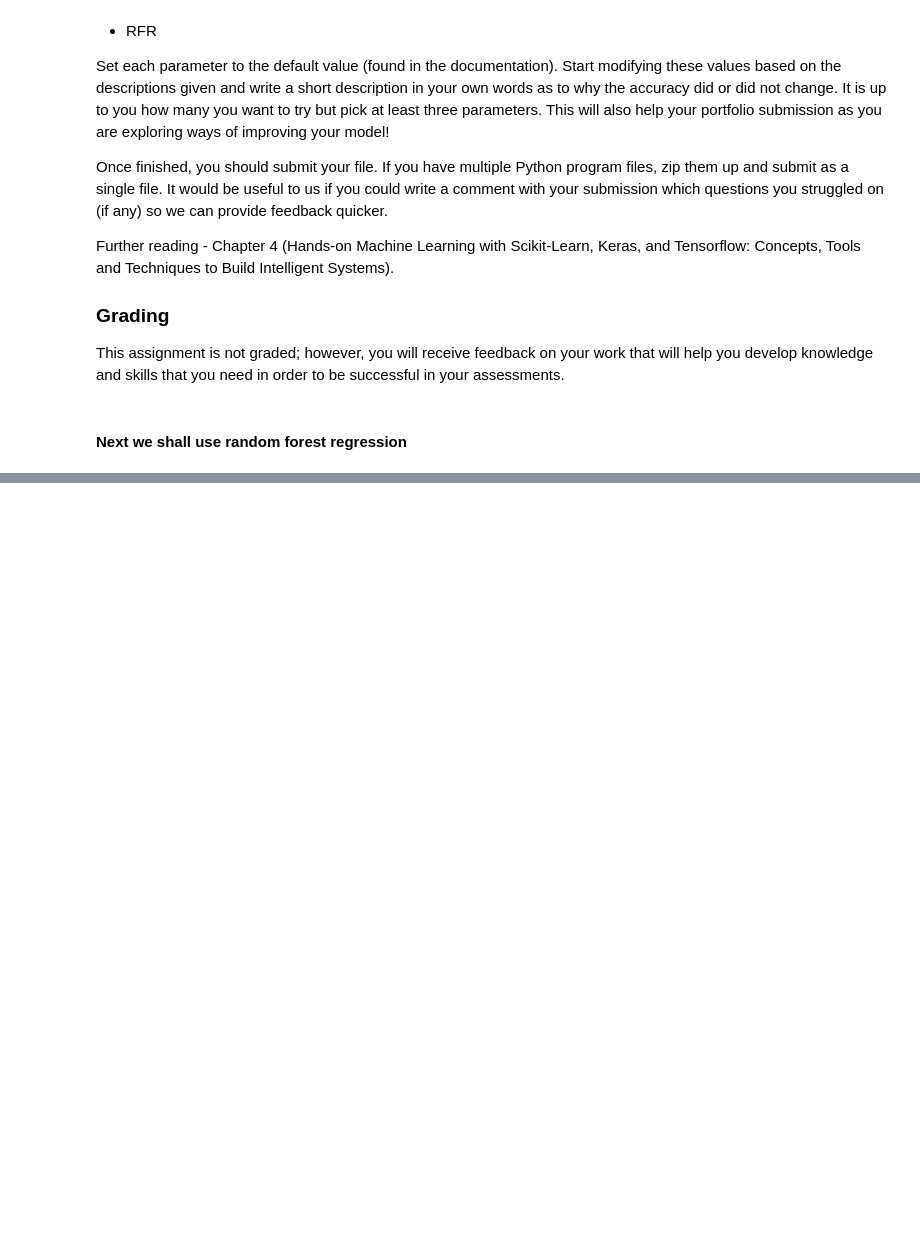
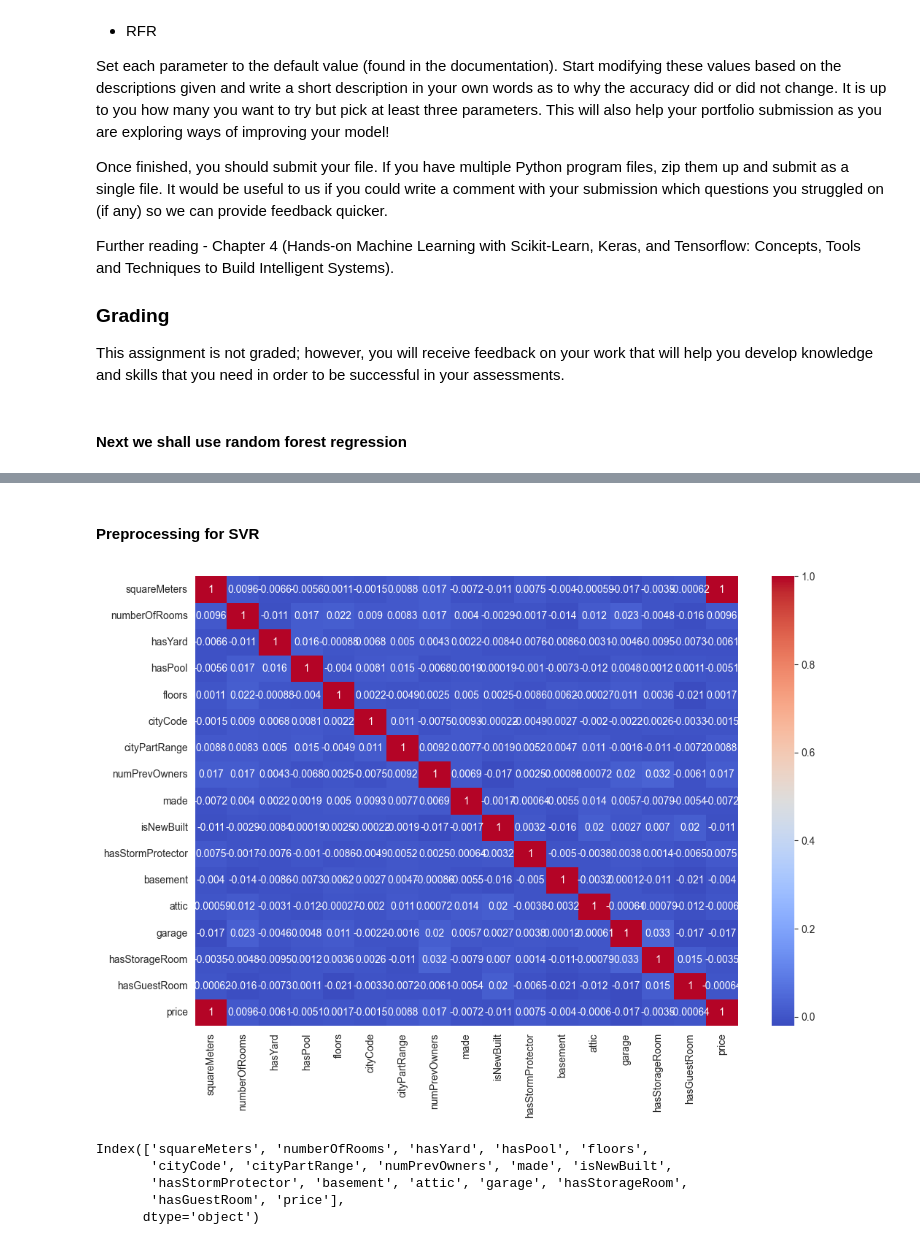
Before and after one commit to Rawlsy-py/7CS070_AI_Tech, a Jupyter notebook: Week 3 - Advanced Regression Models/week 3 - Workshop 2 - RFR.ipynb, the cells around one changed output, grey strips where cells are left out. Saved outputs shown, nothing was run; the diff lists cells and outputs as text; code cells hidden in the pictures; blank space fills up the shorter version.

```diff
--- a/Week 3 - Advanced Regression Models/week 3 - Workshop 2 - RFR.ipynb
+++ b/Week 3 - Advanced Regression Models/week 3 - Workshop 2 - RFR.ipynb
@@ -33,0 +88,17 @@ df_rfr = pd.read_csv('ParisHousing.csv')
+# %% [markdown]
+#### Preprocessing for SVR
+# %%
+# plot correlation matrix large
+plt.figure(figsize=(12, 8))
+sns.heatmap(df_rfr.corr(), annot=True, cmap='coolwarm')
+plt.show()
+# %% [output]
+[figure, added]
+# %%
+df_rfr.columns
+# %% [output]
+Index(['squareMeters', 'numberOfRooms', 'hasYard', 'hasPool', 'floors',
+       'cityCode', 'cityPartRange', 'numPrevOwners', 'made', 'isNewBuilt',
+       'hasStormProtector', 'basement', 'attic', 'garage', 'hasStorageRoom',
+       'hasGuestRoom', 'price'],
+      dtype='object')
```
Also changed, not shown: parts of 27 cells of this notebook.
